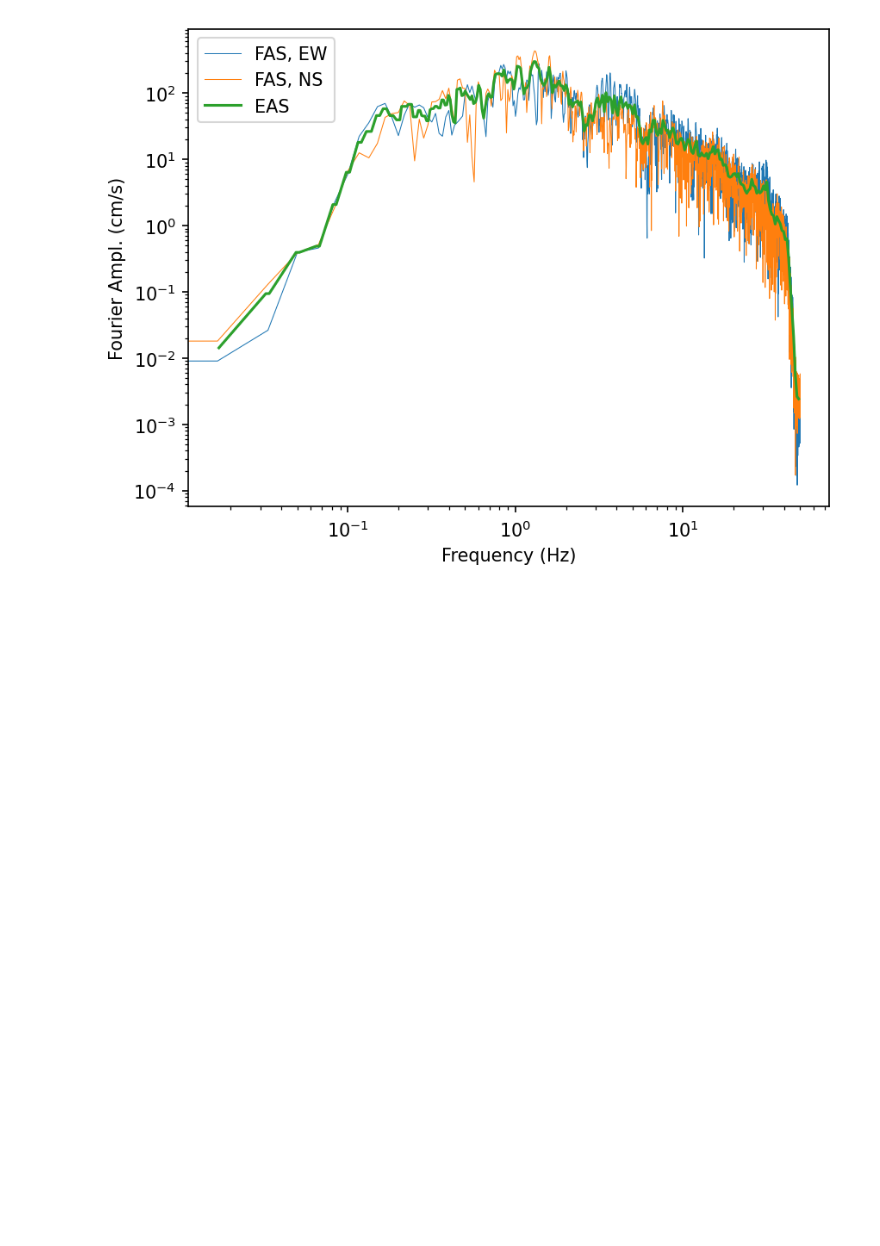
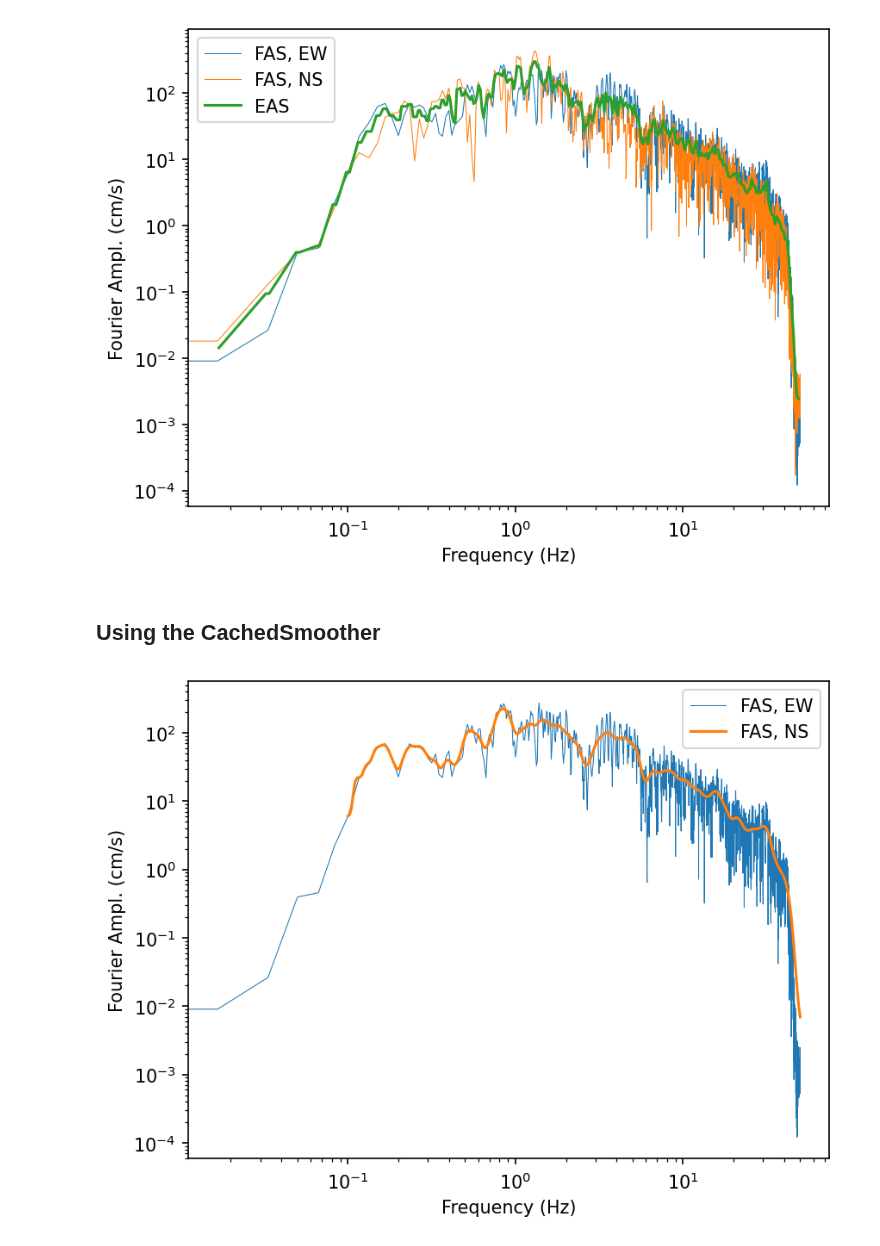
Before and after one commit to arkottke/pykooh, a Jupyter notebook: example.ipynb, the cells around one changed output. Drawn from its saved outputs; the diff is of its cells as text; code cells hidden in the pictures; blank space fills up the shorter version.

Commit message:
Added a class for cached smoothing.

```diff
--- a/example.ipynb
+++ b/example.ipynb
@@ -126,3 +126,28 @@ ax.legend(
 fig;
 # %% [output]
 [figure]
+# %% [markdown]
+## Using the CachedSmoother
+# %%
+freqs_sm = np.geomspace(0.1, 50, num=256)
+
+csmoother = pykooh.CachedSmoother(freqs, freqs_sm, bandwidth=40, normalize=True)
+
+fourier_amp_abs = np.abs(fourier_amps[:,0])
+# %%
+to_cmps = 981.0
+
+fig, ax = plt.subplots()
+
+ax.plot(freqs, fourier_amp_abs * to_cmps, linewidth=0.5)
+ax.plot(freqs_sm, csmoother(fourier_amp_abs) * to_cmps, label="Smoothed")
+ax.set(
+    xlabel="Frequency (Hz)", xscale="log", ylabel="Fourier Ampl. (cm/s)", yscale="log"
+)
+ax.legend(
+    ax.get_lines(),
+    ["FAS, EW", "FAS, NS", "EAS"],
+)
+fig;
+# %% [output]
+[figure, added]
```
Also changed, not shown: parts of 3 cells of this notebook, 1 other file.
